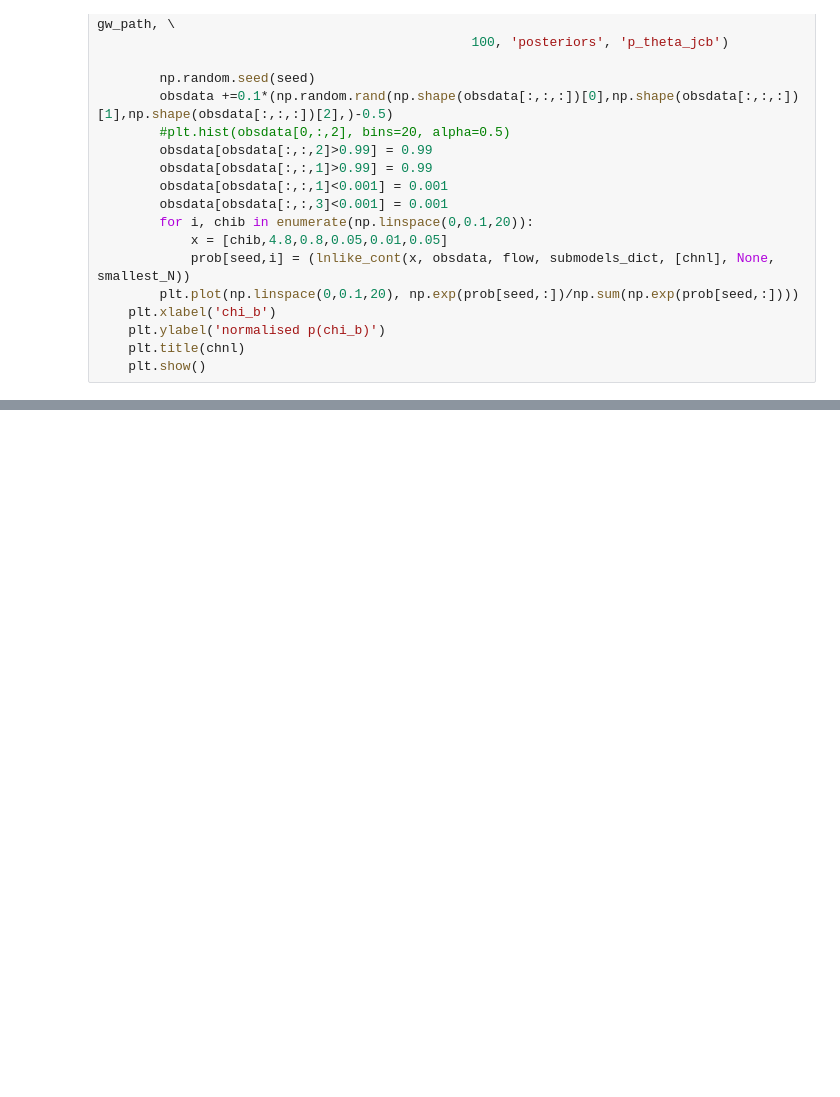
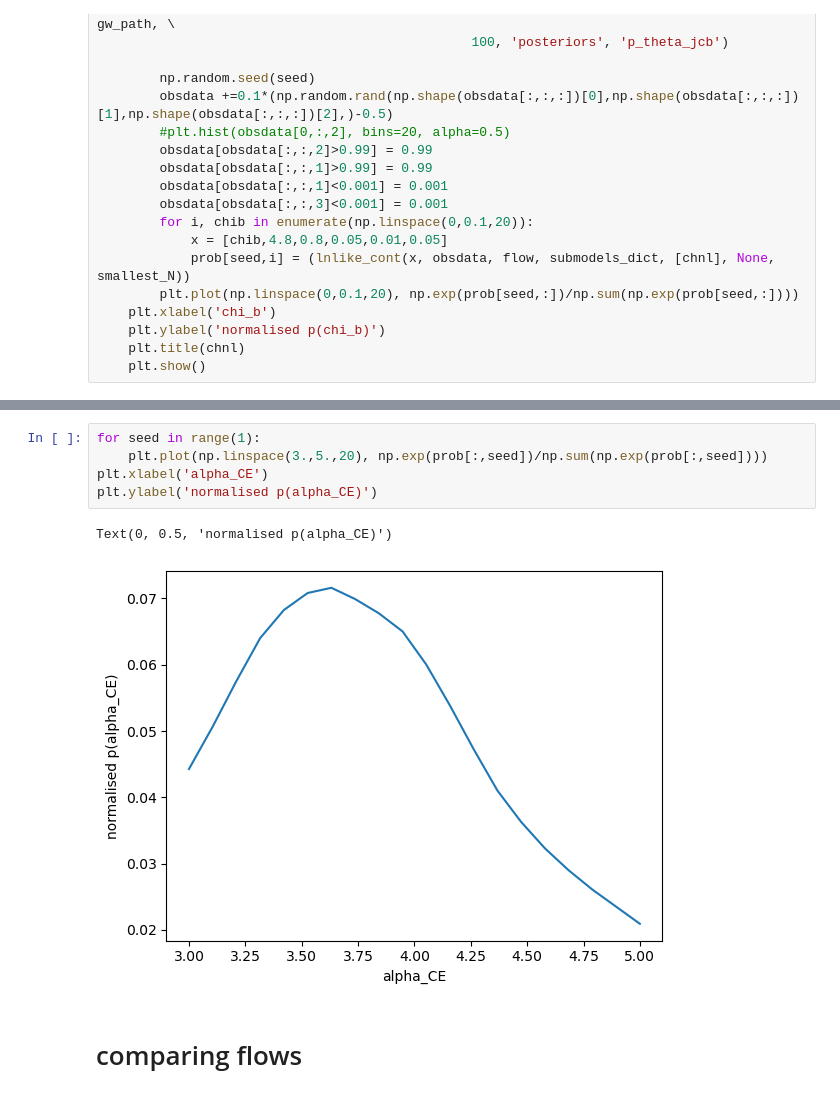
Before and after one commit to michaelzevin/AMAZE, a Jupyter notebook: notebooks/plot_obs_likelihoods.ipynb, the cells around one changed output, grey strips where cells are left out. Cells and saved outputs as stored; diff of their text form; blank space fills up the shorter version.

```diff
--- a/notebooks/plot_obs_likelihoods.ipynb
+++ b/notebooks/plot_obs_likelihoods.ipynb
@@ -147,0 +192,10 @@ for chnl in channels:
+# %%
+for seed in range(1):
+    plt.plot(np.linspace(3.,5.,20), np.exp(prob[:,seed])/np.sum(np.exp(prob[:,seed])))
+plt.xlabel('alpha_CE')
+plt.ylabel('normalised p(alpha_CE)')
+# %% [output]
+Text(0, 0.5, 'normalised p(alpha_CE)')
+[figure, added]
+# %% [markdown]
+# comparing flows
```
Also changed, not shown: parts of 14 cells of this notebook.
